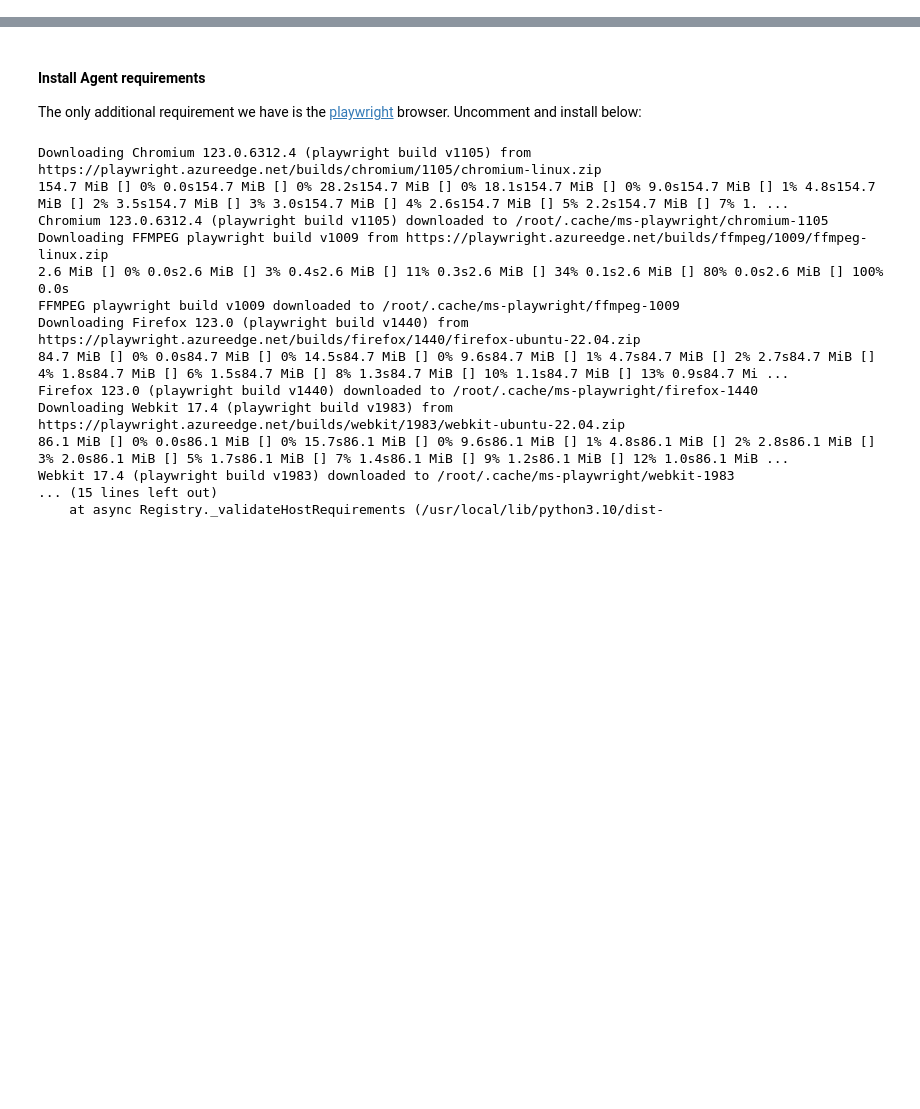
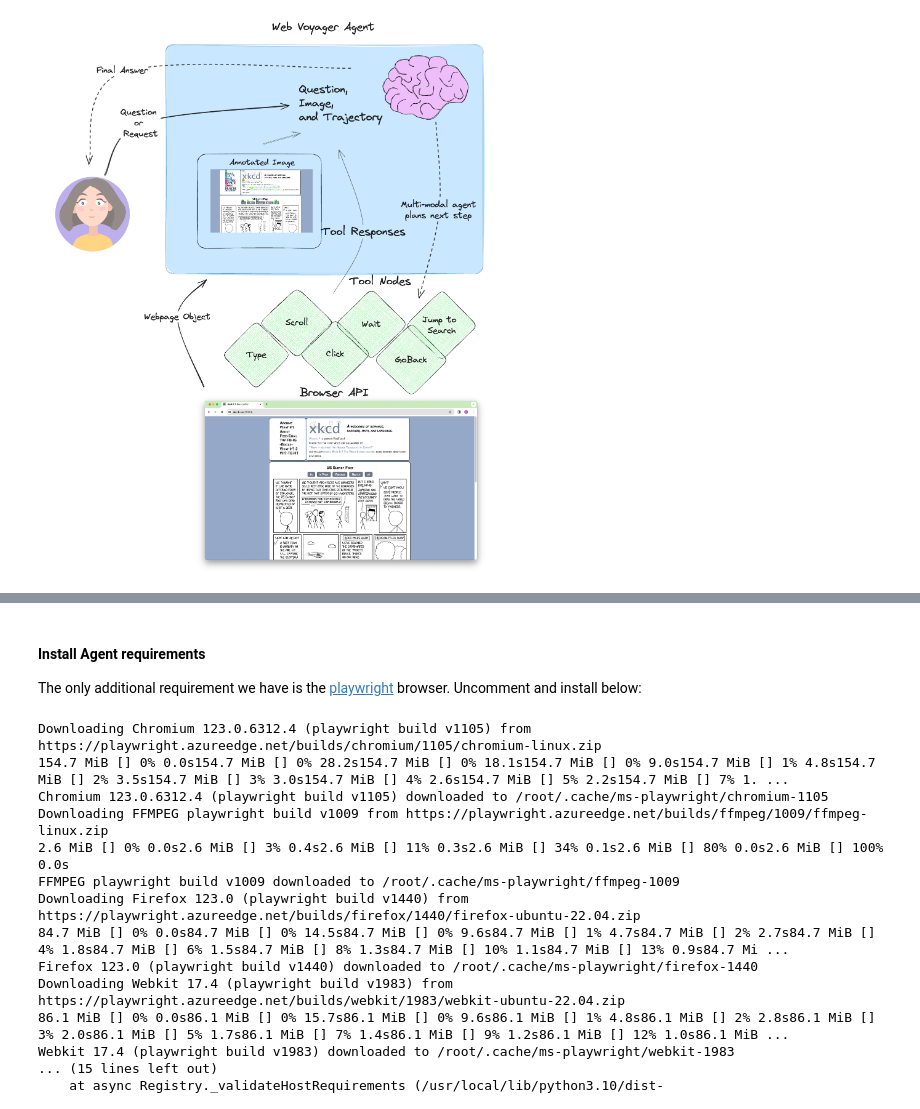
Before and after one commit to albeorla/google-collab-notebooks, a Jupyter notebook: web_voyager.ipynb, the cells around one changed output, grey strips where cells are left out. Saved outputs shown, nothing was run; the diff lists cells and outputs as text; code cells hidden in the pictures; blank space fills up the shorter version.

```diff
--- a/web_voyager.ipynb
+++ b/web_voyager.ipynb
@@ -1,5 +1,11 @@
 # %% [markdown]
 <a href="https://colab.research.google.com/github/albeorla/google-collab-notebooks/blob/main/web_voyager.ipynb" target="_parent"><img src="https://colab.research.google.com/assets/colab-badge.svg" alt="Open In Colab"/></a>
+# %%
+from IPython.display import Image
+
+Image("web-voyager.excalidraw.png", width=1920)
+# %% [output]
+[figure, added]
 # %% [markdown]
 ## Web Voyager
 
```
Also changed, not shown: parts of 4 cells of this notebook.
